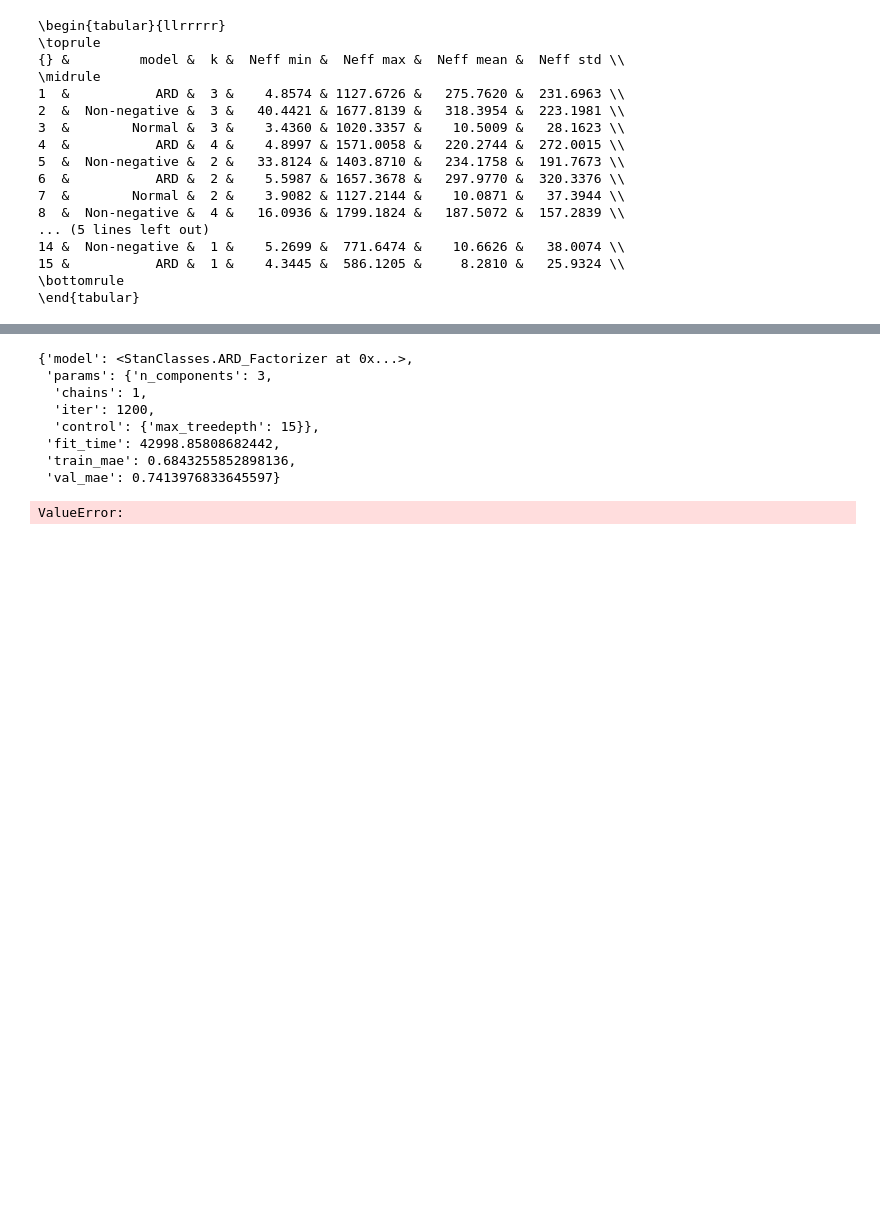
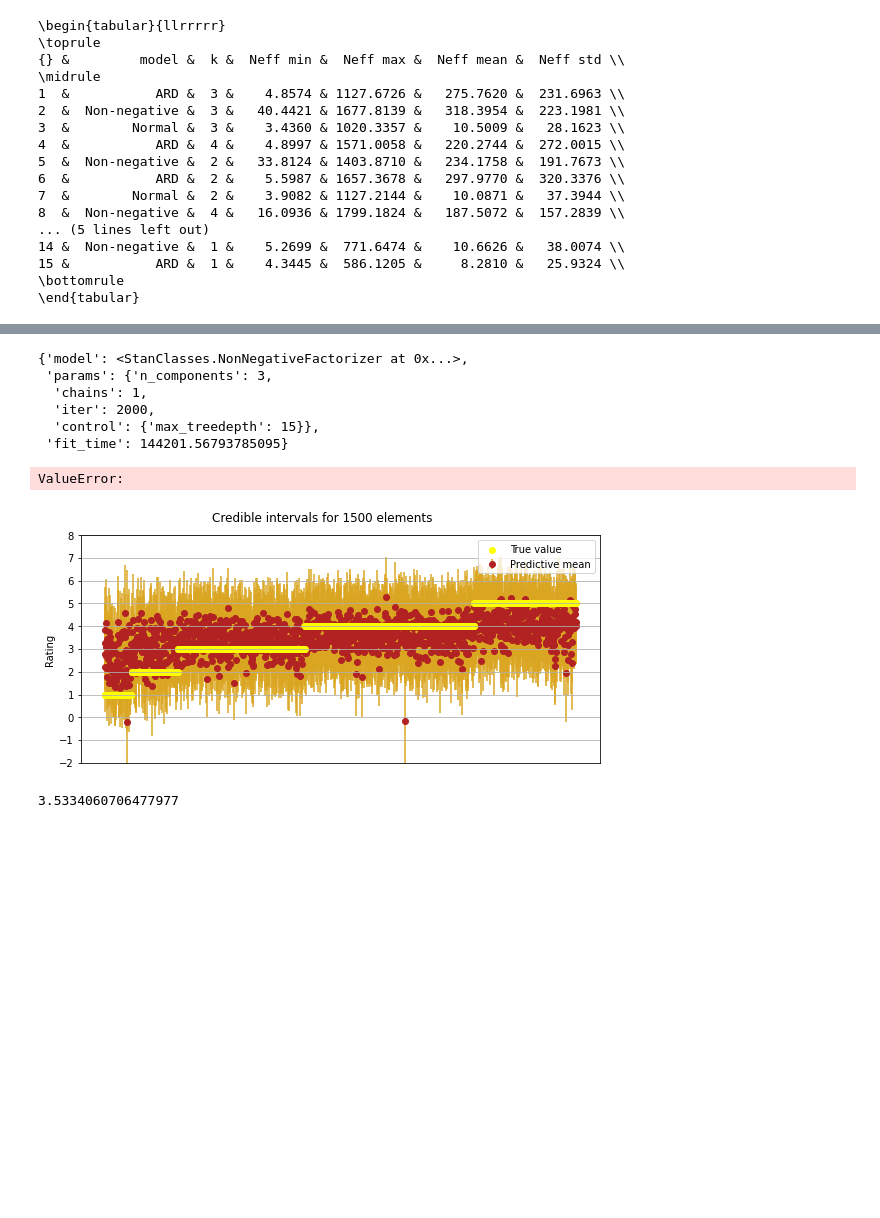
Before and after one commit to Napam/INF367A, a Jupyter notebook: Projects/Project2/StanProject.ipynb, the cells around one changed output, grey strips where cells are left out. Saved outputs shown, nothing was run; the diff lists cells and outputs as text; code cells hidden in the pictures; blank space fills up the shorter version.

Commit message:
big dick nmf finally done jesus christ

```diff
--- a/Projects/Project2/StanProject.ipynb
+++ b/Projects/Project2/StanProject.ipynb
@@ -277,20 +270,18 @@ df_full_train, df_full_val = train_test_split(df_full, test_size=0.1, random_sta
 # %%
 # final_model.fit(df_full_train)
 
-with open('final_dict4.pkl', 'rb') as f:
+with open('big_dict_nmf.pkl', 'rb') as f:
     final_dict = pickle.load(f)
     final_model = final_dict['model']
 
 final_dict
 # %% [output]
-{'model': <StanClasses.ARD_Factorizer at 0x...>,
+{'model': <StanClasses.NonNegativeFactorizer at 0x...>,
  'params': {'n_components': 3,
   'chains': 1,
-  'iter': 1200,
+  'iter': 2000,
   'control': {'max_treedepth': 15}},
- 'fit_time': 42998.85808682442,
- 'train_mae': 0.6843255852898136,
- 'val_mae': 0.7413976833645597}
+ 'fit_time': 144201.56793785095}
 # %%
 # final_model_object, fit_time, train_mae, test_mae =\
 #     utils.fit_and_evaluate((type(best_model), best_params, df_full_train, df_test))
@@ -309,25 +300,29 @@ ValueError:
 # %%
 def ci_df(model, df):
     fig, ax = plt.subplots(figsize=(8,4))
-    lbs, ubs = model.ci(thin=4, n_samples=500, row_inds=df.user_id, col_inds=df.item_id,
+    lbs, ubs = model.ci(thin=4, n_samples=400, row_inds=df.user_id, col_inds=df.item_id,
                         plot=True, zorder=0, ax=ax,
              c='firebrick', ecolor='goldenrod', label='Predictive mean')
     ax.scatter(range(len(df)), df.rating, c='yellow',zorder=1, label='True value')
     ax.legend()
     ax.set_ylabel('Rating')
     ax.set_yticks(np.arange(-2,9))
     ax.set_xticks([])
     ax.grid()
     ax.set_ylim([-2,8])
     plt.suptitle(f'Credible intervals for {len(df)} elements')
     plt.tight_layout(rect=[0, 0.05, 1, 0.95])
-    plt.savefig('credibles.pdf')
+#     plt.savefig('credibles.pdf')
     plt.show()
     return lbs, ubs
 
 lbs, ubs = ci_df(final_model, df_full_val.sample(n=1500, random_state=seed).sort_values('rating'))
+# %% [output]
+[figure, added]
 # %%
 (ubs-lbs).mean()
+# %% [output]
+3.5334060706477977
 # %% [markdown]
 <br>
 <br>
```
Also changed, not shown: parts of 7 cells of this notebook, 7 other files.
